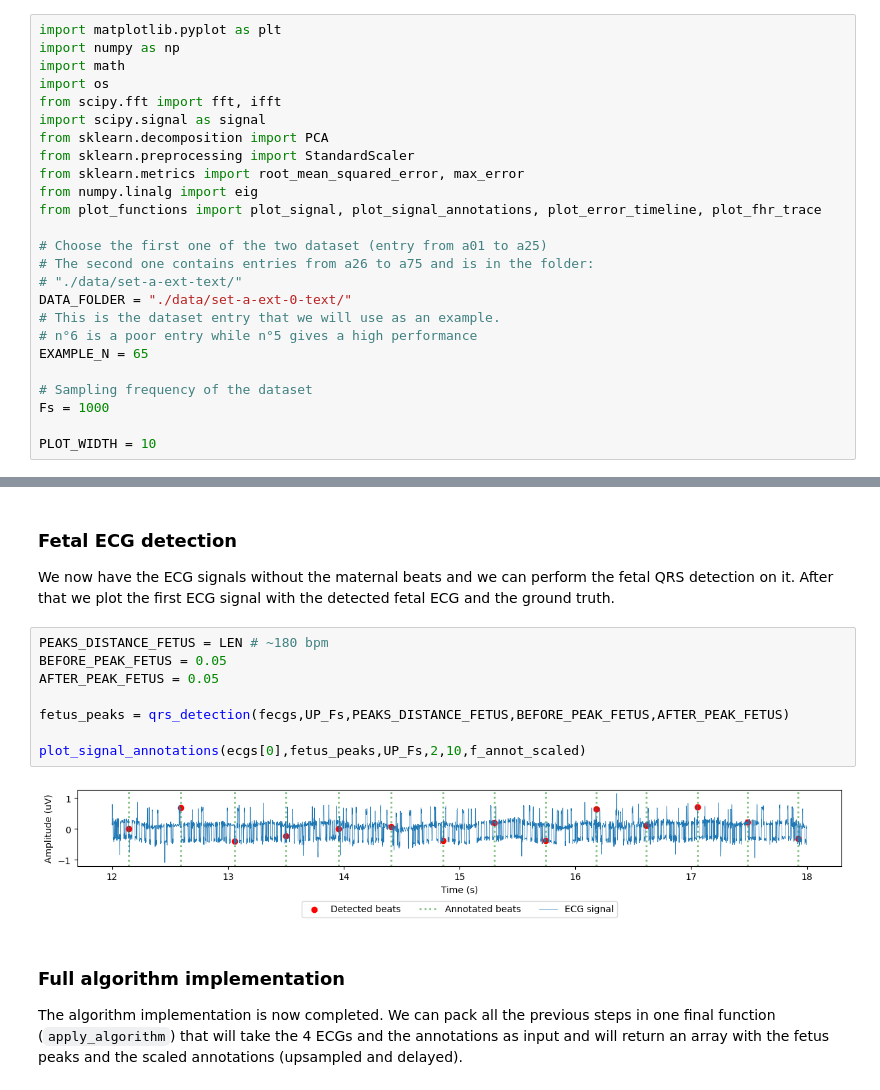
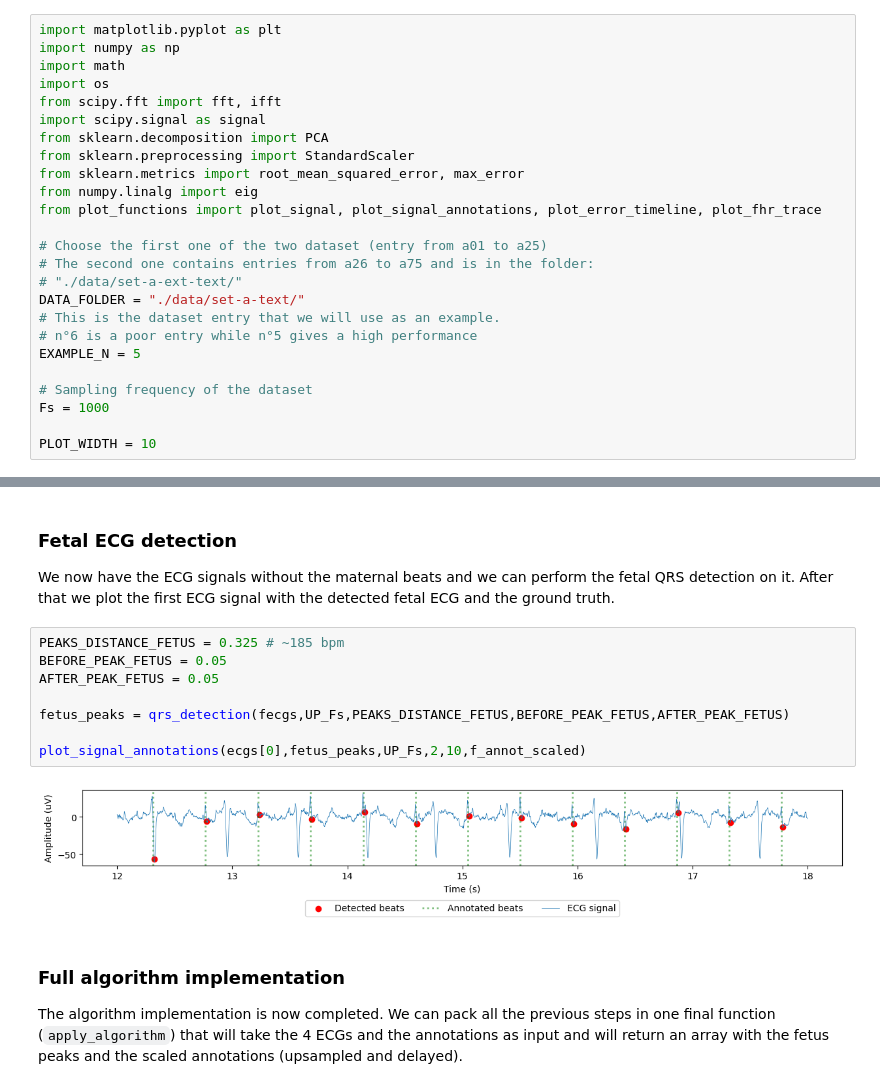
Before and after one commit to carlo-monti/Fetal_ECG_2024, a Jupyter notebook: BSP_project.ipynb, the cells around one changed output, grey strips where cells are left out. Drawn from its saved outputs; the diff is of its cells as text.

```diff
--- a/BSP_project.ipynb
+++ b/BSP_project.ipynb
@@ -29,10 +27,10 @@ from plot_functions import plot_signal, plot_signal_annotations, plot_error_time
 # Choose the first one of the two dataset (entry from a01 to a25)
 # The second one contains entries from a26 to a75 and is in the folder:
 # "./data/set-a-ext-text/"
-DATA_FOLDER = "./data/set-a-ext-0-text/"
+DATA_FOLDER = "./data/set-a-text/"
 # This is the dataset entry that we will use as an example.
 # n°6 is a poor entry while n°5 gives a high performance
-EXAMPLE_N = 65
+EXAMPLE_N = 5
 
 # Sampling frequency of the dataset
 Fs = 1000
@@ -425,15 +423,15 @@ plot_signal(fecgs,UP_Fs,signal_type="ECG signals (mother QRS removed)")
 ### Fetal ECG detection
 We now have the ECG signals without the maternal beats and we can perform the fetal QRS detection on it. After that we plot the first ECG signal with the detected fetal ECG and the ground truth.
 # %%
-PEAKS_DISTANCE_FETUS = LEN # ~180 bpm
+PEAKS_DISTANCE_FETUS = 0.325 # ~185 bpm
 BEFORE_PEAK_FETUS = 0.05
 AFTER_PEAK_FETUS = 0.05
 
 fetus_peaks = qrs_detection(fecgs,UP_Fs,PEAKS_DISTANCE_FETUS,BEFORE_PEAK_FETUS,AFTER_PEAK_FETUS)
 
 plot_signal_annotations(ecgs[0],fetus_peaks,UP_Fs,2,10,f_annot_scaled)
 # %% [output]
-[figure, old version]
+[figure, new version]
 # %% [markdown]
 ### Full algorithm implementation
 The algorithm implementation is now completed. We can pack all the previous steps in one final function (`apply_algorithm`) that will take the 4 ECGs and the annotations as input and will return an array with the fetus peaks and the scaled annotations (upsampled and delayed).
```
Also changed, not shown: parts of 17 cells of this notebook.
